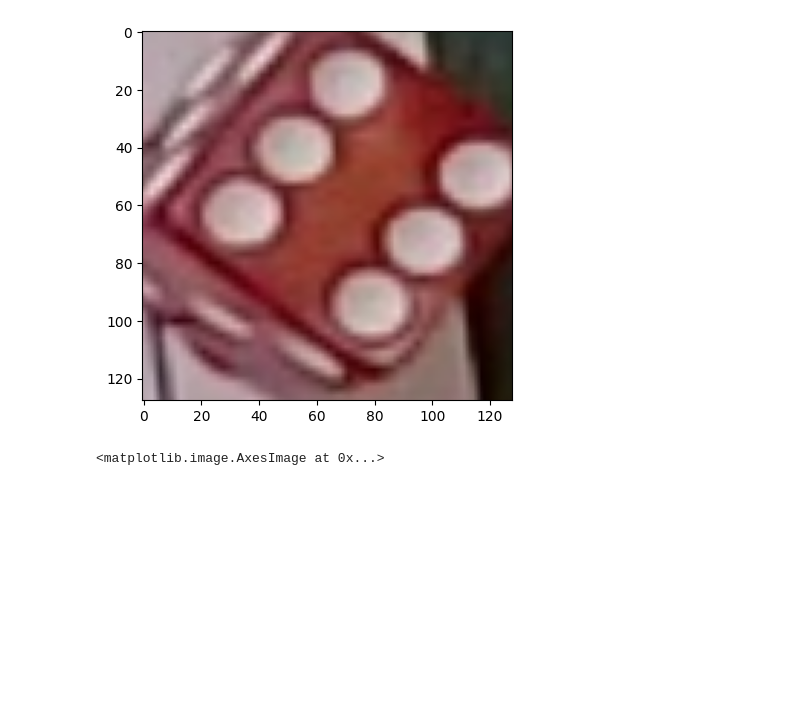
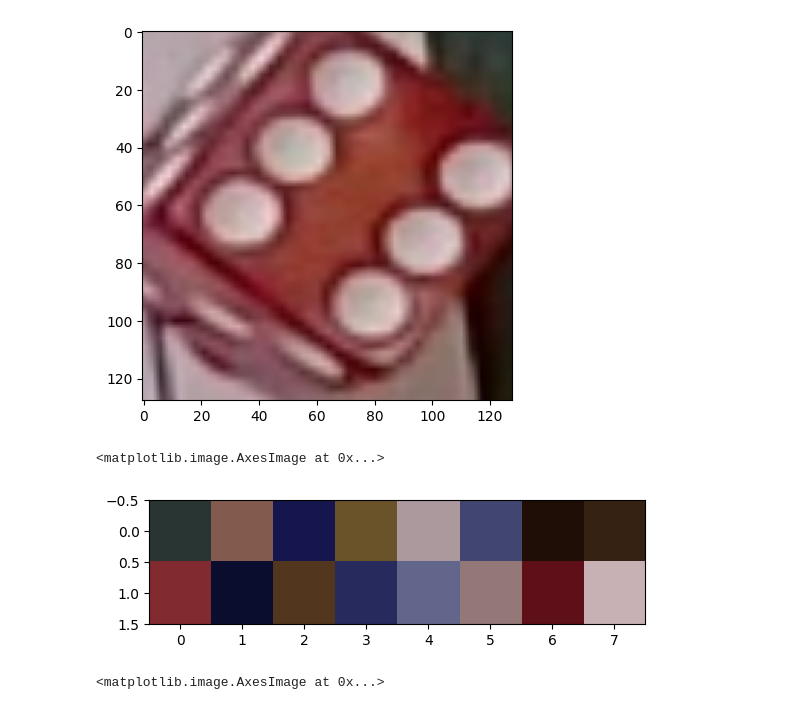
Before and after one commit to Stefhermann/cv5561-f25-team-spoton, a Jupyter notebook: classify_dice.ipynb, the cells around one changed output. Saved outputs shown, nothing was run; the diff lists cells and outputs as text; code cells hidden in the pictures; blank space fills up the shorter version.

```diff
--- a/classify_dice.ipynb
+++ b/classify_dice.ipynb
@@ -85,7 +85,12 @@ for die_idx in range(dice_cropped.shape[0]):
 [figure]
 [figure]
 # %%
-k_means,palette = classify_dice.kmeans_color(dice_cropped)
+k_means,palette = classify_dice.kmeans_color(all_dice)
+# %%
+classify_dice.imshow(einops.rearrange(palette, "(h w) C -> h w C", w=8))
+# %% [output]
+<matplotlib.image.AxesImage at 0x...>
+[figure, added]
 # %%
 classify_dice.imshow(einops.rearrange(palette, "(h w) C -> h w C", w=8))
 # %% [output]
```
Also changed, not shown: parts of 9 cells of this notebook.
